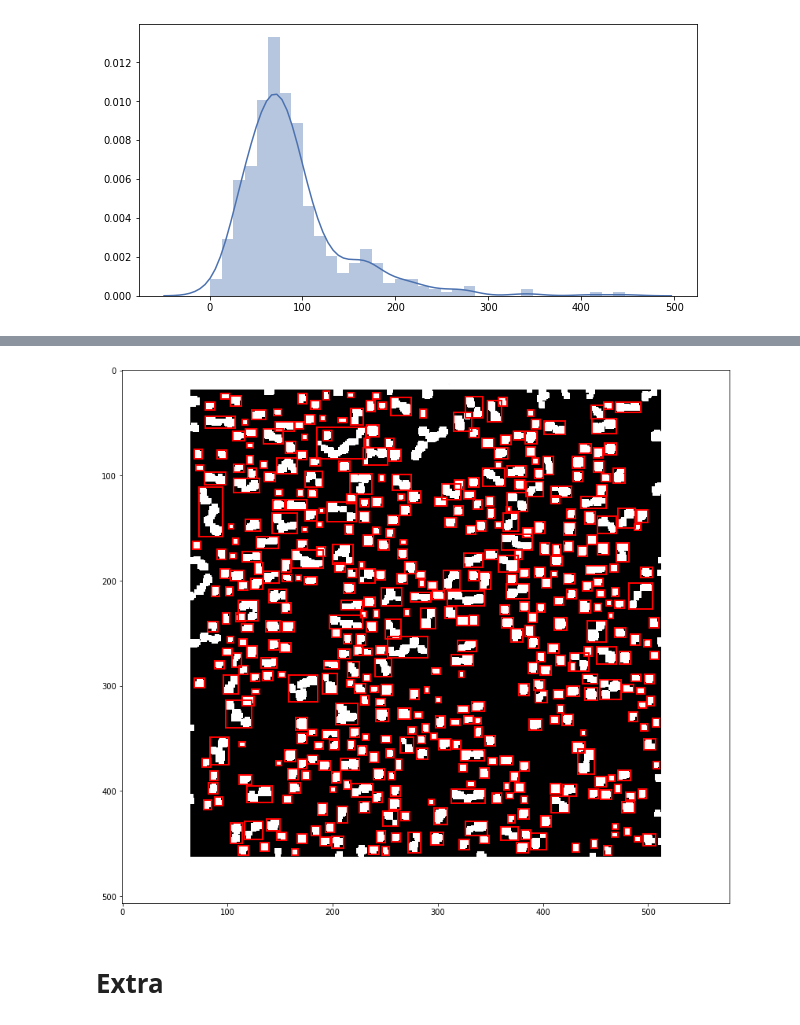
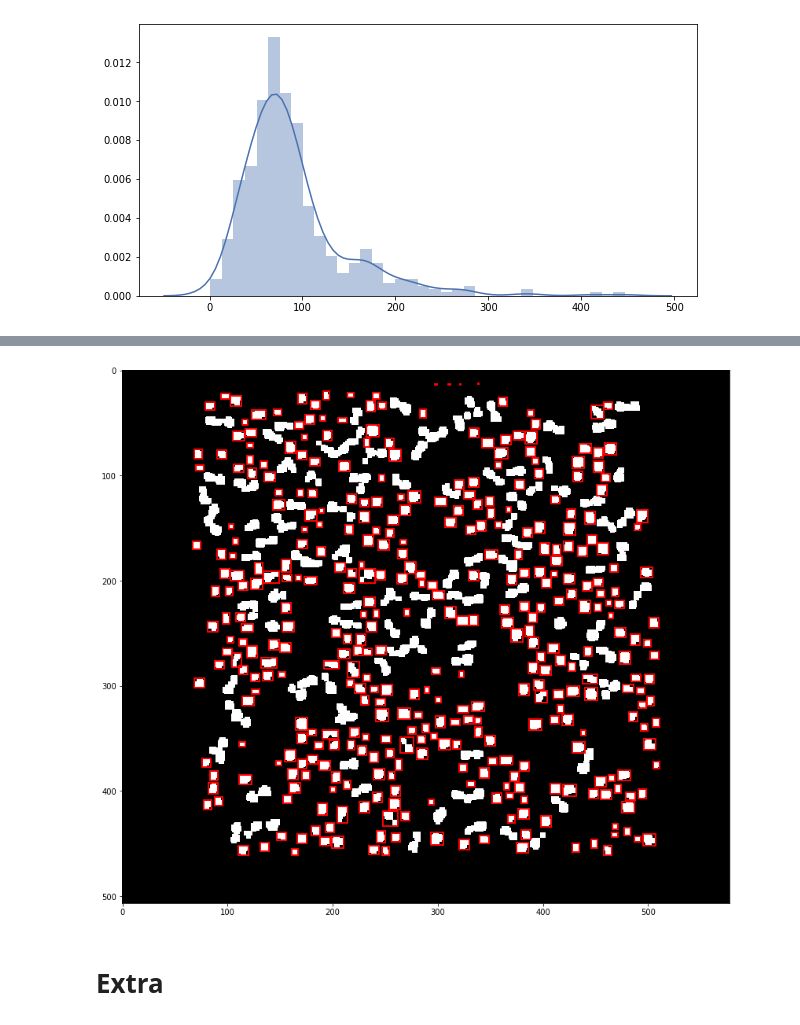
Before and after one commit to gmagannaDevelop/ImagenesTercerParcial, a Jupyter notebook: Pregunta 6.ipynb, the cells around one changed output, grey strips where cells are left out. Saved outputs shown, nothing was run; the diff lists cells and outputs as text; code cells hidden in the pictures.

Commit message:
:boom: K-means seems promising.
Used k-means clustering on object area and it seems to correctly identify single cells.

```diff
--- a/Pregunta 6.ipynb
+++ b/Pregunta 6.ipynb
@@ -185,3 +186,10 @@ sns.distplot(areas2)
 # %% [output]
 <matplotlib.axes._subplots.AxesSubplot at 0x...>
 [figure]
+# %%
+kmeans2 = KMeans(n_clusters=3, random_state=0, verbose=False).fit(areas)
+centers = pd.core.frame.DataFrame({
+    "means": chain.from_iterable(kmeans2.cluster_centers_)
+})
+centers['k'] = centers.rolling(2).mean()
+centers
@@ -188,21 +208,21 @@ sns.distplot(areas2)
 # %%
 fig, ax = plt.subplots(figsize=(15, 10))
-ax.imshow(imgb2, cmap='gray')
+ax.imshow(imgb2c, cmap='gray')
 
 for region in objs:
     # take regions with large enough areas
-    if region.area >= 10 and region.area < areas.area.max():
+    if region.area <= centers.k.dropna().tolist()[0]:
         # draw rectangle around segmented cells
         minr, minc, maxr, maxc = region.bbox
         rect = mpatches.Rectangle((minc, minr), maxc - minc, maxr - minr,
                                   fill=False, edgecolor='red', linewidth=2)
         ax.add_patch(rect)
 
 #ax.set_axis_off()
 plt.tight_layout()
 plt.show()
 # %% [output]
-[figure, old version]
+[figure, new version]
 # %% [markdown]
 # Extra
 # %%
```
Also changed, not shown: parts of 3 cells of this notebook, 2 other files.
